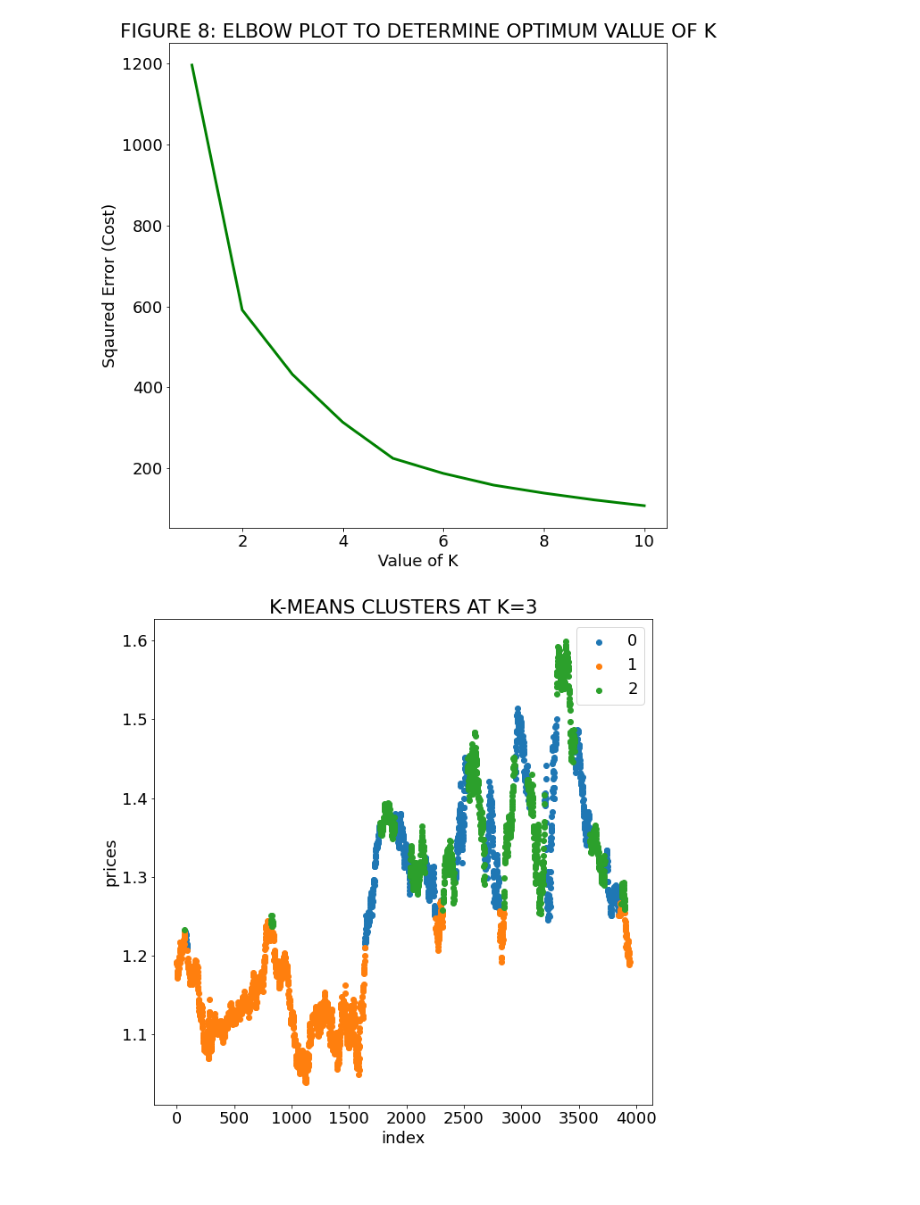
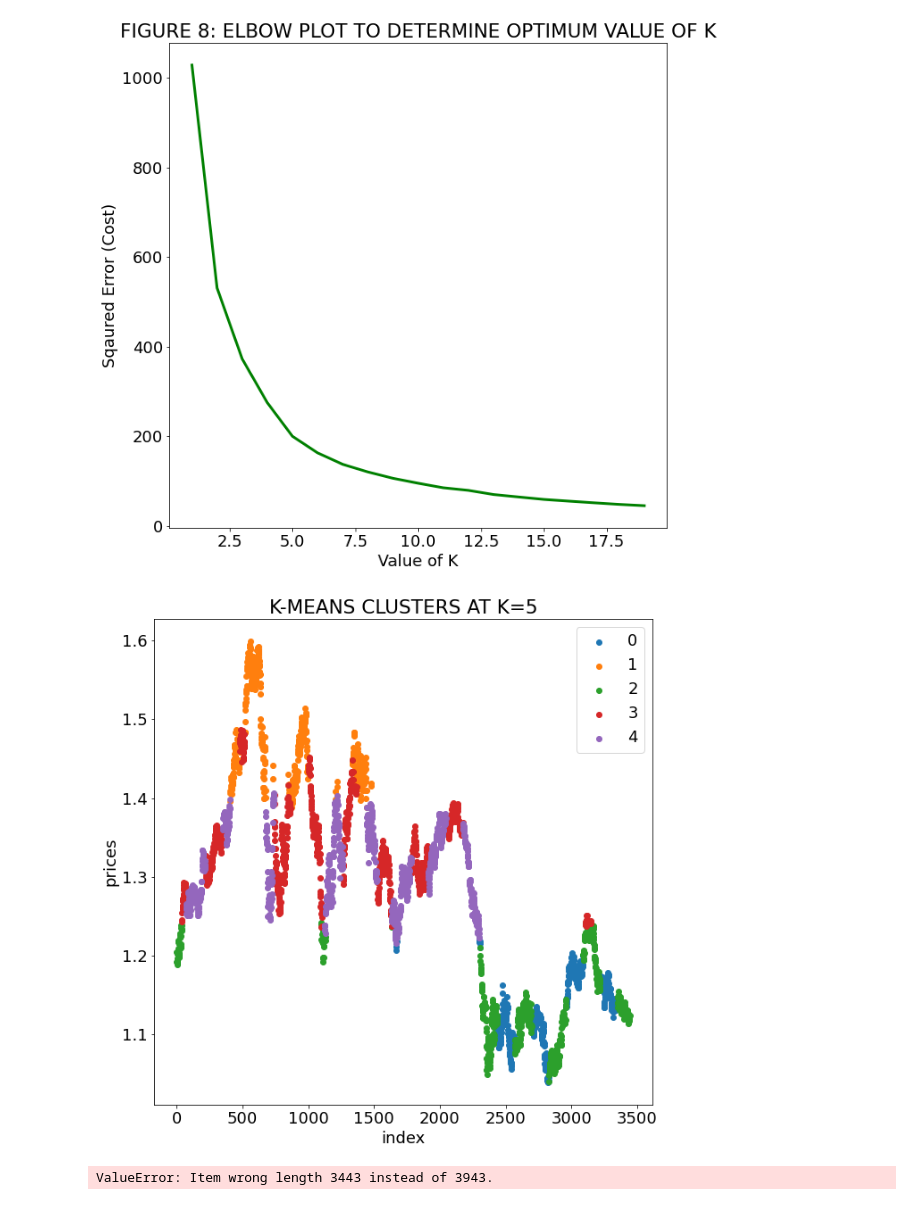
Before and after one commit to ruslanmasinjila/Applied_Data_Science_With_Python, a Jupyter notebook: EURUSD/eurusd.ipynb, the cells around one changed output. Saved outputs shown, nothing was run; the diff lists cells and outputs as text; code cells hidden in the pictures.

```diff
--- a/EURUSD/eurusd.ipynb
+++ b/EURUSD/eurusd.ipynb
@@ -3,11 +3,14 @@
 import pandas as pd
 import numpy as np
 
-original_prices = pd.read_csv("HistoricalPrices.csv", sep=r'\s*,\s*', engine = 'python')
+original_prices = pd.read_csv("HistoricalPrices.csv", sep=r'\s*,\s*', engine = 'python')[::-1].reset_index(drop=True)
 
 prices = original_prices.copy(deep = True)
 
+#prices['Difference'] = prices['Close'].diff(1).fillna(0)
+
 prices['Date'] = prices['Date'].apply(lambda x: int(''.join(x[0:5].split('/'))))
 
-prices
+
+print(prices)
 # %% [output]
@@ -49,43 +53,49 @@ prices_standardized
 # %%
 import matplotlib.pyplot as plt
 # Finding the value of K
+
 cost =[]
-for i in range(1, 11):
+for i in range(1, 20):
     KM = KMeans(n_clusters = i, max_iter = 500)
     KM.fit(prices_standardized) # USE STANDARDIZED DATA HERE
 
     # calculates squared error for the clustered points
     cost.append(KM.inertia_)
 
+
 # plot the cost against K values
 plt.rcParams['figure.figsize'] = [10, 10]
 plt.rcParams.update({'font.size': 18})
-plt.plot(range(1, 11), cost, color ='g', linewidth ='3')
+plt.plot(range(1, 20), cost, color ='g', linewidth ='3')
 plt.xlabel("Value of K")
 plt.ylabel("Sqaured Error (Cost)")
 plt.title("FIGURE 8: ELBOW PLOT TO DETERMINE OPTIMUM VALUE OF K")
 plt.show()
 # %% [output]
-[figure, old version]
+[figure, new version]
 # %%
 #####################################################################################
 # BEGIN K-MEANS
 #####################################################################################
-num_clusters = 3
+num_clusters = 5
 kmeans = KMeans(n_clusters= num_clusters)
 label = kmeans.fit_predict(prices_standardized)
 u_labels = np.unique(label)
 
 idx = np.array(list(prices.index))
 close_price = np.array(list(prices['Close']))
 
 fig = plt.figure()
 for i in u_labels:
     plt.scatter(idx[label == i] , close_price[label == i] , label = i)
 plt.legend()
 plt.xlabel("index")
 plt.ylabel("prices")
 plt.title("K-MEANS CLUSTERS AT K={}".format(num_clusters))
 plt.show()
 # %% [output]
-[figure, old version]
+[figure, new version]
+# %%
+print(original_prices[label==label[len(prices)-1]])
+# %% [output]
+ValueError: Item wrong length 3443 instead of 3943.
```
Also changed, not shown: parts of 2 cells of this notebook.
